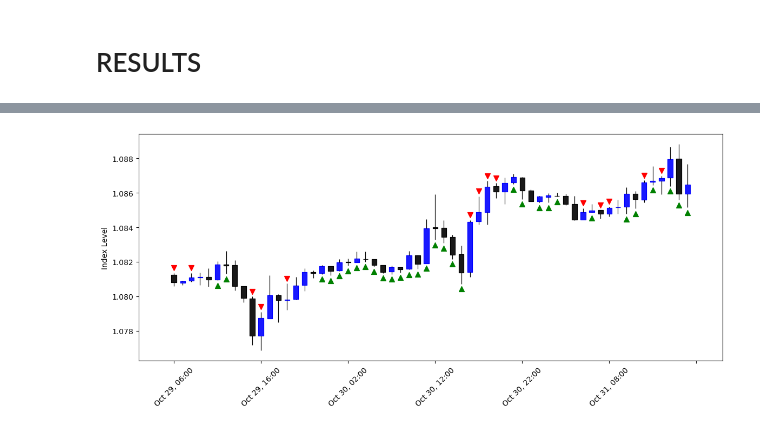
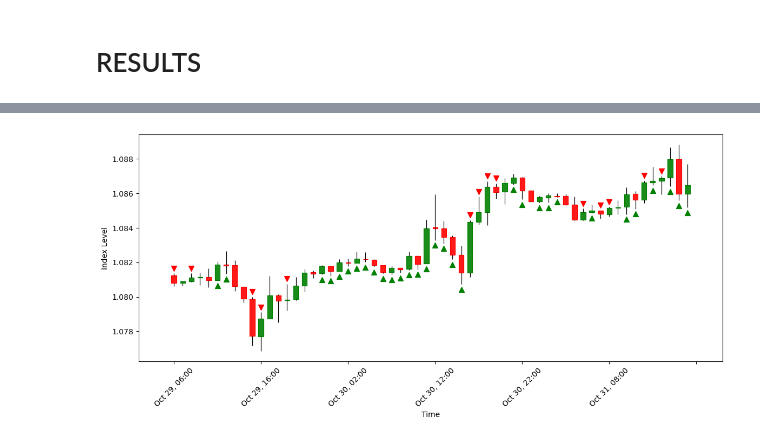
Before and after one commit to Priboy313/final-qualifying-work, a Jupyter notebook: main.ipynb, the cells around one changed output, grey strips where cells are left out. Saved outputs shown, nothing was run; the diff lists cells and outputs as text; code cells hidden in the pictures.

```diff
--- a/main.ipynb
+++ b/main.ipynb
@@ -72,13 +56,0 @@ plt.style.use("dark_background")
-# %%
-import pandas as pd
-import numpy as np
-import seaborn as sns
-import matplotlib.pyplot as plt
-import sklearn
-import phik
-import shap
-
-import warnings
-warnings.filterwarnings("ignore", "FutureWarnings")
-
-plt.style.use("dark_background")
@@ -759,33 +713,33 @@ add_plot = [
 
     mpf.make_addplot(data['ind_down'],
                      type='scatter', color='r',
                      marker='v', markersize=50,
                      panel=0
                      )
 ]
 
 mc = mpf.make_marketcolors(
-    up='blue', down='black',
+    up='green', down='red',
     edge='inherit',
     wick='black',
     volume='in',
     ohlc='i',
 )
 
 s = mpf.make_mpf_style(
     marketcolors=mc,
 )
 
 mpf.plot(
     data,
     type='candle',
     volume=False,
     figsize=(15, 6),
     # title=my_title,
     ylabel='Index Level',
-    ylabel_lower='Volume',
+    xlabel='Time',
     style=s,
     addplot=add_plot
 )
 # %% [output]
-[figure, old version]
+[figure, new version]
```
Also changed, not shown: parts of 5 cells of this notebook, 3 other files.
